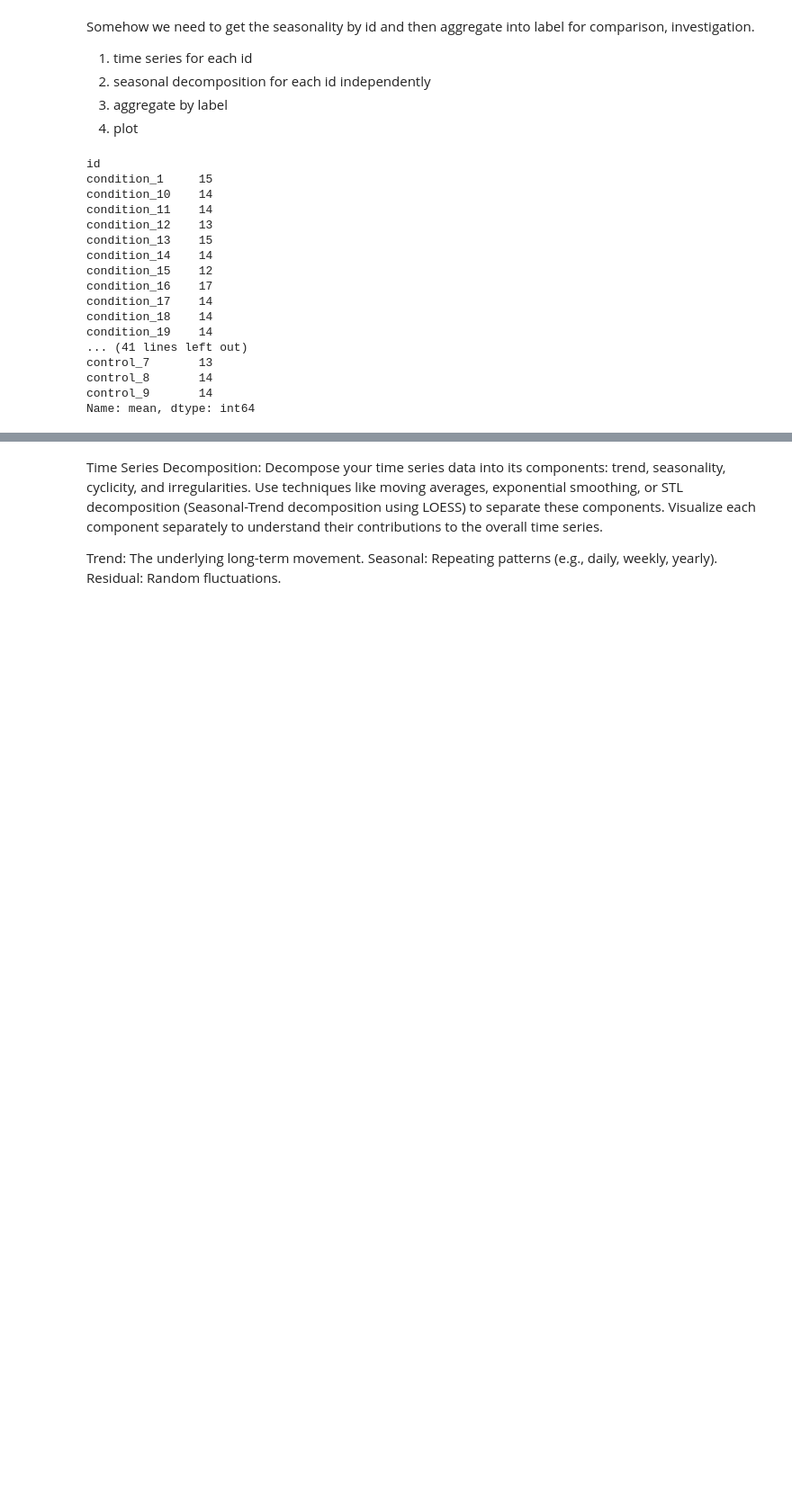
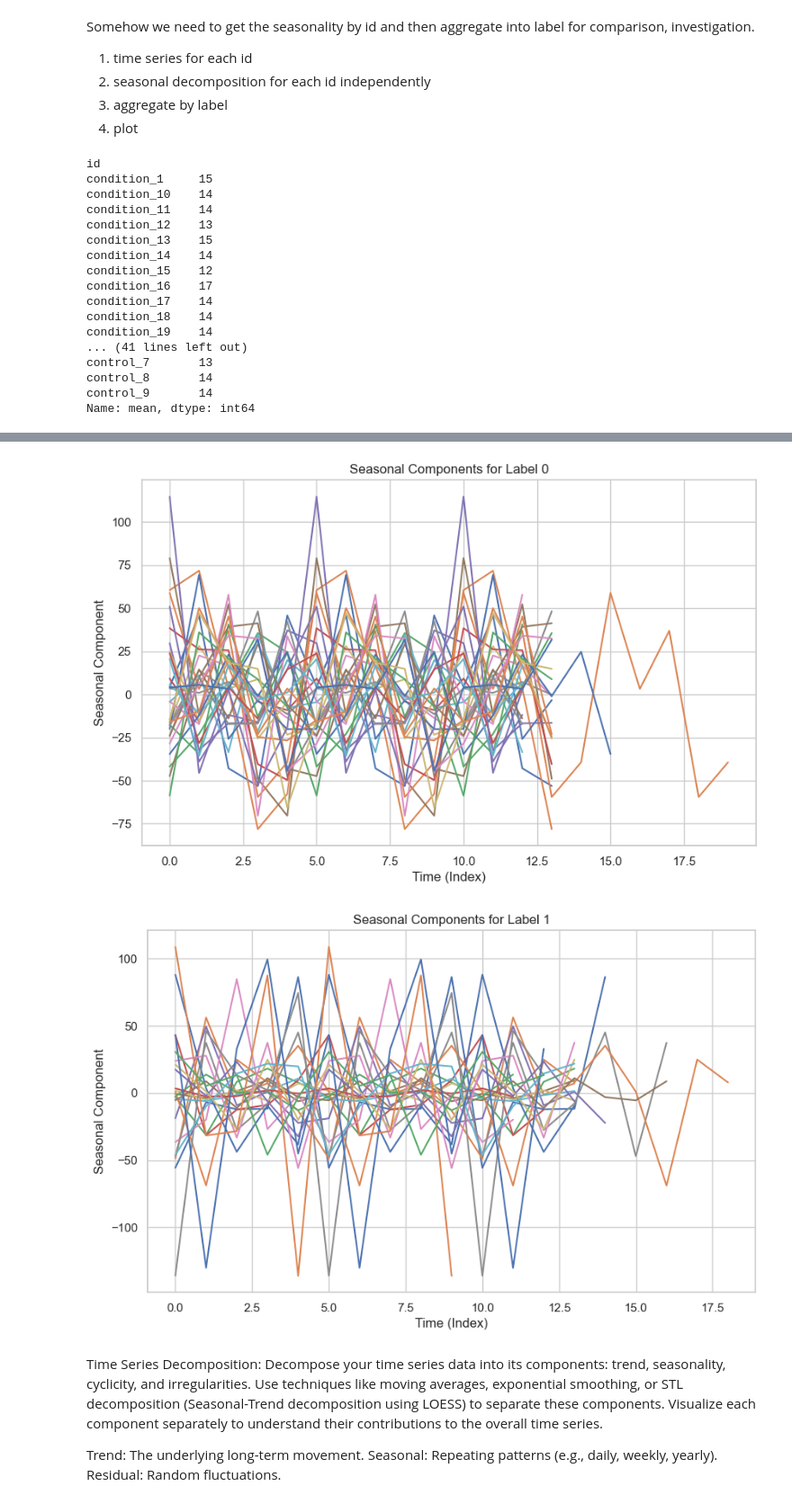
Before and after one commit to zoonalink/IGP-5, a Jupyter notebook: petter/eda-v1.ipynb, the cells around one changed output, grey strips where cells are left out. Shown at 90% size. Cells and saved outputs as stored; diff of their text form; code cells hidden in the pictures; blank space fills up the shorter version.

```diff
--- a/petter/eda-v1.ipynb
+++ b/petter/eda-v1.ipynb
@@ -741,3 +794,32 @@ plt.show()
+# %%
+import matplotlib.pyplot as plt
+import statsmodels.api as sm
+
+
+# seasonal components for label 0
+plt.figure(figsize=(10, 6))  # Adjust the figure size as needed
+for id, seasonality in seasonal_components.items():
+    if df[df['id'] == id]['label'].iloc[0] == 0:
+        plt.plot(seasonality)
+
+plt.xlabel('Time (Index)')
+plt.ylabel('Seasonal Component')
+plt.title('Seasonal Components for Label 0')
+plt.show()
+
+# seasonal components for label 1
+plt.figure(figsize=(10, 6))  # Adjust the figure size as needed
+for id, seasonality in seasonal_components.items():
+    if df[df['id'] == id]['label'].iloc[0] == 1:
+        plt.plot(seasonality)
+
+plt.xlabel('Time (Index)')
+plt.ylabel('Seasonal Component')
+plt.title('Seasonal Components for Label 1')
+plt.show()
+# %% [output]
+[figure, added]
+[figure, added]
 # %% [markdown]
 Time Series Decomposition:
 Decompose your time series data into its components: trend, seasonality, cyclicity, and irregularities.
```
Also changed, not shown: parts of 5 cells of this notebook, 2 other files.
